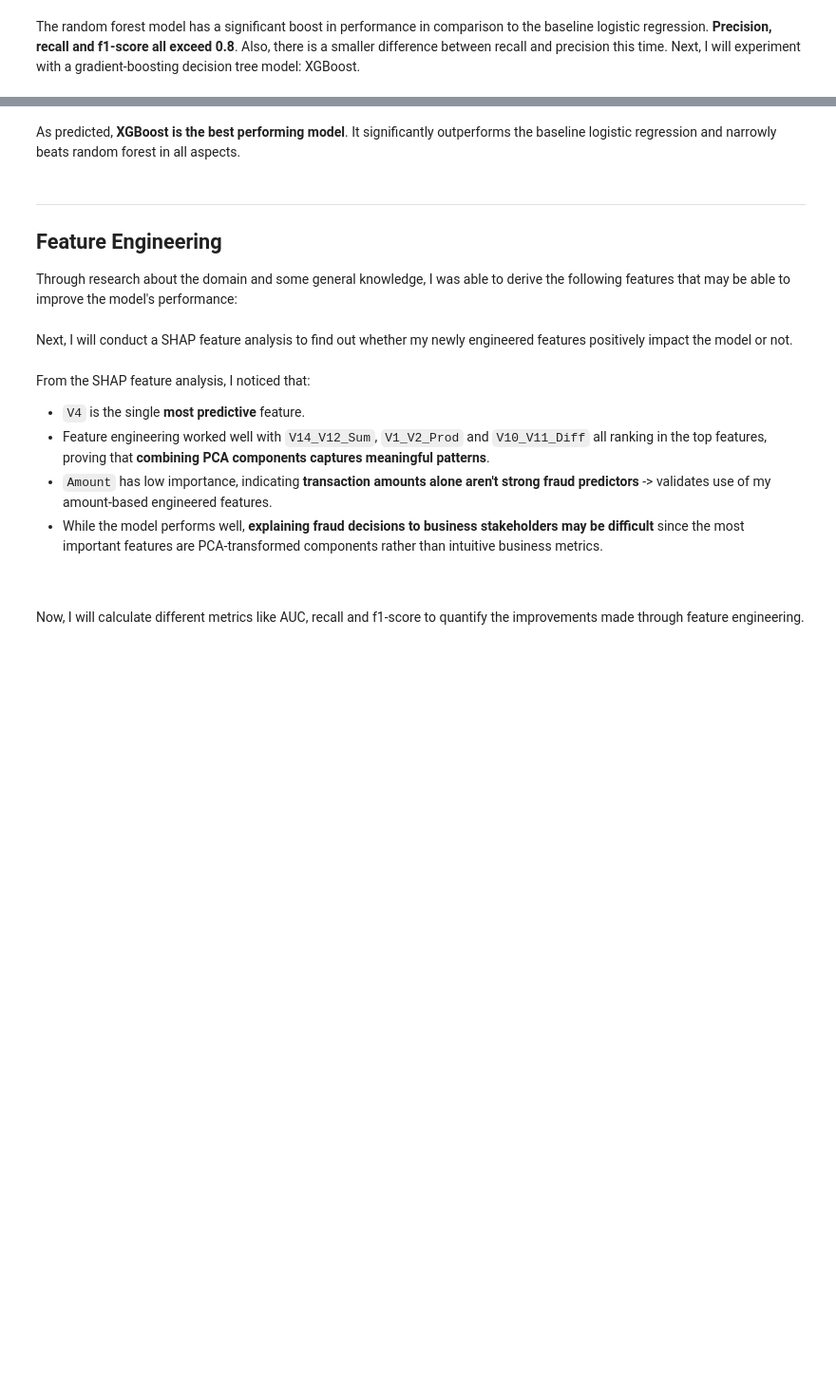
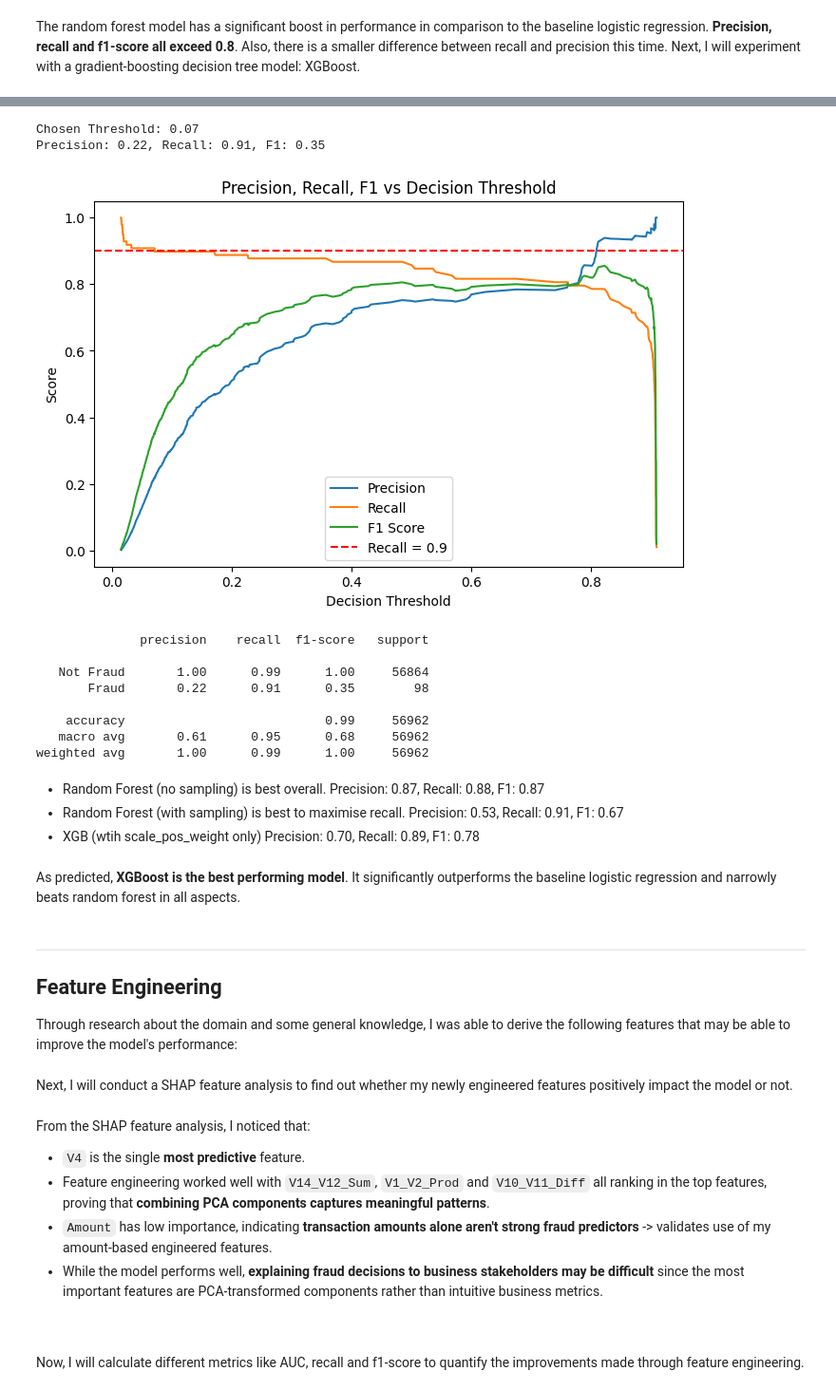
Before and after one commit to Rian-D/ML-Fraud-Detection, a Jupyter notebook: fraud_detection.ipynb, the cells around one changed output, grey strips where cells are left out. Shown at 95% size. Drawn from its saved outputs; the diff is of its cells as text; code cells hidden in the pictures; blank space fills up the shorter version.

Commit message:
Kaggle Notebook | Credit Card Fraud Detection | Version 4

```diff
--- a/fraud_detection.ipynb
+++ b/fraud_detection.ipynb
@@ -308,3 +485,62 @@ print(classification_report(y_test, preds, target_names=['Not Fraud', 'Fraud']))
+# %%
+##### from sklearn.metrics import precision_recall_curve, classification_report
+import numpy as np
+import matplotlib.pyplot as plt
+
+# Get predicted probabilities
+model = models["XGBoost"]
+y_probs = model.predict_proba(X_test)[:, 1]
+
+# Compute precision, recall at different thresholds
+precisions, recalls, thresholds = precision_recall_curve(y_test, y_probs)
+
+# Compute F1 scores
+f1_scores = 2 * (precisions * recalls) / (precisions + recalls + 1e-8)
+
+# Mask: only consider thresholds where recall >= 0.9
+valid_idxs = np.where(recalls >= 0.9)[0]
+
+if len(valid_idxs) > 0:
+    # Among these, pick threshold with highest F1
+    best_idx = valid_idxs[f1_scores[valid_idxs].argmax()]
+    best_threshold = thresholds[best_idx]
+
+    print(f"Chosen Threshold: {best_threshold:.2f}")
+    print(f"Precision: {precisions[best_idx]:.2f}, Recall: {recalls[best_idx]:.2f}, F1: {f1_scores[best_idx]:.2f}")
+else:
+    print("⚠️ No threshold found with recall >= 0.9")
+
+# Plot Precision, Recall, F1 vs Threshold
+plt.figure(figsize=(8,5))
+plt.plot(thresholds, precisions[:-1], label="Precision")
+plt.plot(thresholds, recalls[:-1], label="Recall")
+plt.plot(thresholds, f1_scores[:-1], label="F1 Score")
+plt.axhline(0.9, color="red", linestyle="--", label="Recall = 0.9")
+plt.xlabel("Decision Threshold")
+plt.ylabel("Score")
+plt.title("Precision, Recall, F1 vs Decision Threshold")
+plt.legend()
+plt.show()
+
+# Apply chosen threshold
+y_pred_adj = (y_probs >= best_threshold).astype(int)
+print(classification_report(y_test, y_pred_adj, target_names=['Not Fraud', 'Fraud']))
+# %% [output]
+Chosen Threshold: 0.07
+Precision: 0.22, Recall: 0.91, F1: 0.35
+[figure, added]
+              precision    recall  f1-score   support
+
+   Not Fraud       1.00      0.99      1.00     56864
+       Fraud       0.22      0.91      0.35        98
+
+    accuracy                           0.99     56962
+   macro avg       0.61      0.95      0.68     56962
+weighted avg       1.00      0.99      1.00     56962
+# %% [markdown]
+- Random Forest (no sampling) is best overall. Precision: 0.87, Recall: 0.88, F1: 0.87
+- Random Forest (with sampling) is best to maximise recall. Precision: 0.53, Recall: 0.91, F1: 0.67
+- XGB (wtih scale_pos_weight only) Precision: 0.70, Recall: 0.89, F1: 0.78
 # %% [markdown]
 As predicted, **XGBoost is the best performing model**. It significantly outperforms the baseline logistic regression and narrowly beats random forest in all aspects.
 # %% [markdown]
```
Also changed, not shown: parts of 29 cells of this notebook.
